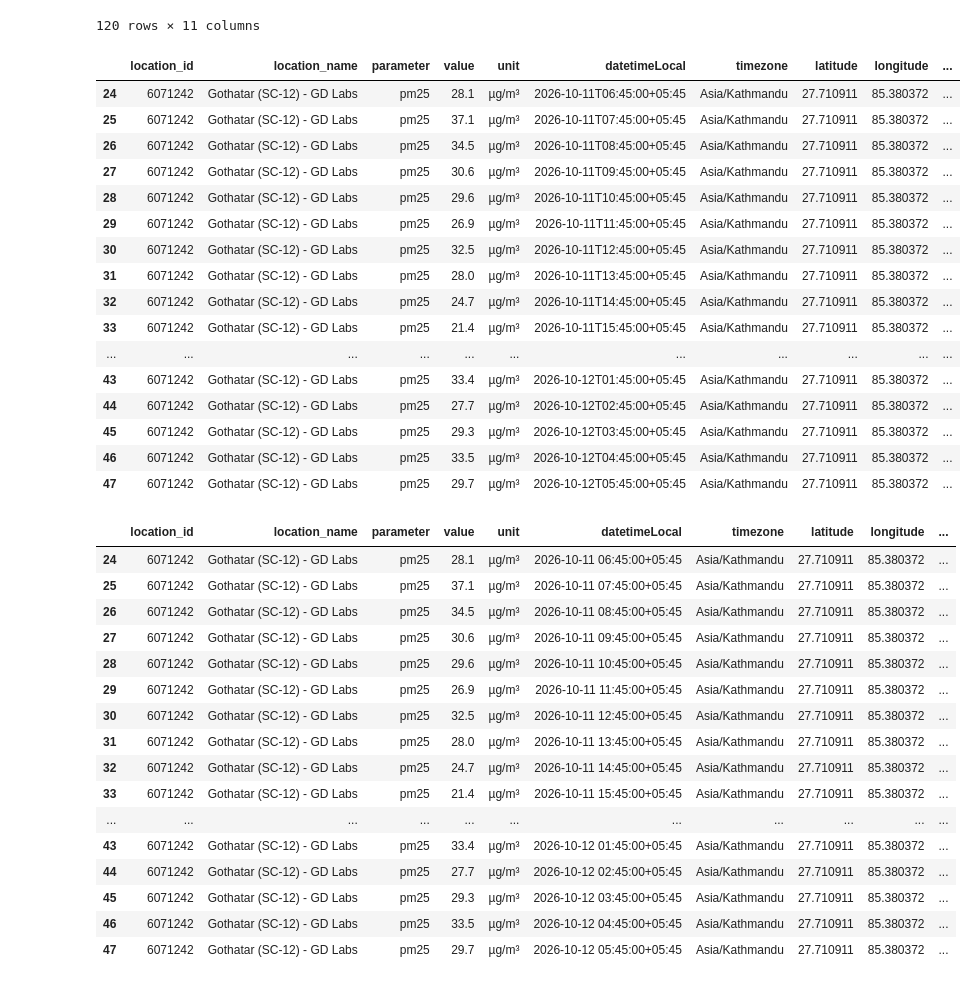
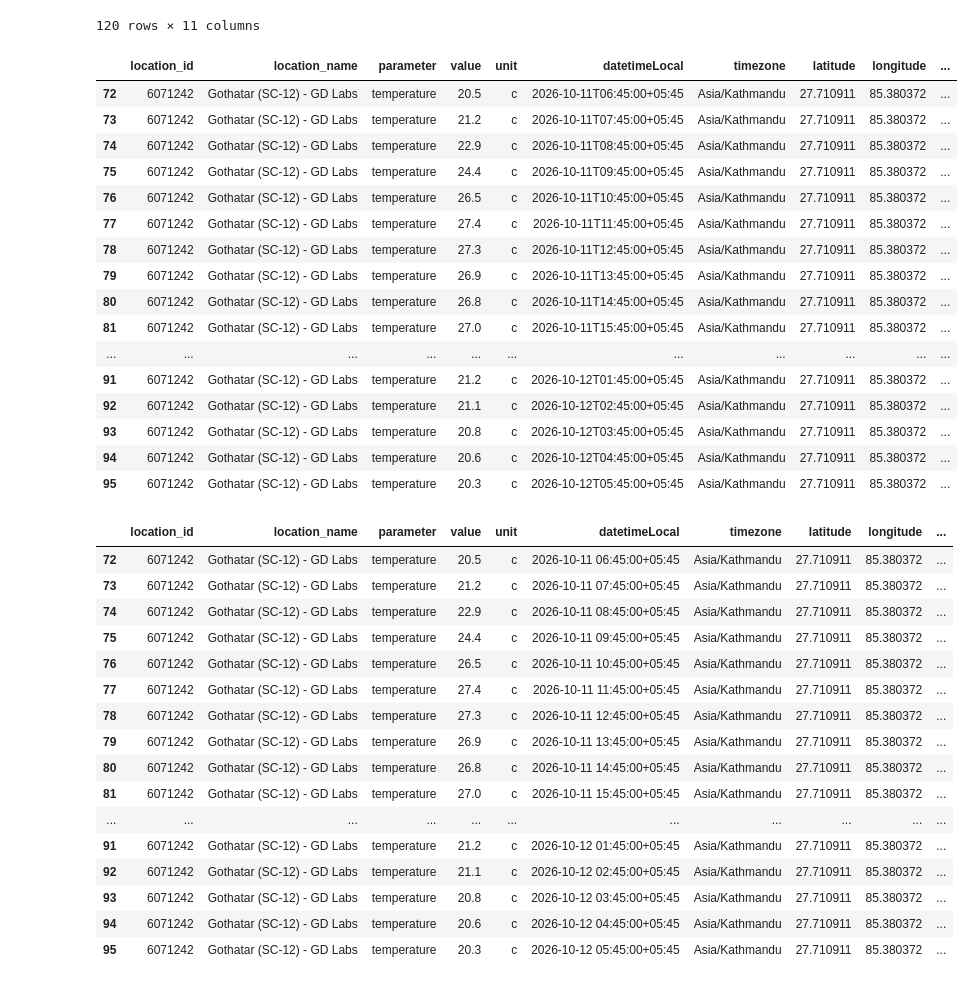
Before and after one commit to Laxmination/Kathmandu-PM2.5-Forecasting, a Jupyter notebook: OpenAQdatasetCleaning/Gothatar Data Clean.ipynb, the cells around one changed output. Cells and saved outputs as stored; diff of their text form; code cells hidden in the pictures.

Commit message:
filtered data according to temperature parameter

```diff
--- a/OpenAQdatasetCleaning/Gothatar Data Clean.ipynb
+++ b/OpenAQdatasetCleaning/Gothatar Data Clean.ipynb
@@ -365,26 +374,27 @@ cleaned3
 120 rows × 11 columns
 # %%
 # df24['parameter'].unique()
-cleaned3 = cleaned3[cleaned3['parameter']=='pm25']
+# cleaned3 = cleaned3[cleaned3['parameter']=='pm25']
+cleaned3 = cleaned3[cleaned3['parameter']=='temperature']
 cleaned3
 # %% [output]
 |  | location_id | location_name | parameter | value | unit | datetimeLocal | timezone | latitude | longitude | ... |
-| 24 | 6071242 | Gothatar (SC-12) - GD Labs | pm25 | 28.1 | µg/m³ | 2026-10-11T06:45:00+05:45 | Asia/Kathmandu | 27.710911 | 85.380372 | ... |
-| 25 | 6071242 | Gothatar (SC-12) - GD Labs | pm25 | 37.1 | µg/m³ | 2026-10-11T07:45:00+05:45 | Asia/Kathmandu | 27.710911 | 85.380372 | ... |
-| 26 | 6071242 | Gothatar (SC-12) - GD Labs | pm25 | 34.5 | µg/m³ | 2026-10-11T08:45:00+05:45 | Asia/Kathmandu | 27.710911 | 85.380372 | ... |
-| 27 | 6071242 | Gothatar (SC-12) - GD Labs | pm25 | 30.6 | µg/m³ | 2026-10-11T09:45:00+05:45 | Asia/Kathmandu | 27.710911 | 85.380372 | ... |
-| 28 | 6071242 | Gothatar (SC-12) - GD Labs | pm25 | 29.6 | µg/m³ | 2026-10-11T10:45:00+05:45 | Asia/Kathmandu | 27.710911 | 85.380372 | ... |
-| 29 | 6071242 | Gothatar (SC-12) - GD Labs | pm25 | 26.9 | µg/m³ | 2026-10-11T11:45:00+05:45 | Asia/Kathmandu | 27.710911 | 85.380372 | ... |
-| 30 | 6071242 | Gothatar (SC-12) - GD Labs | pm25 | 32.5 | µg/m³ | 2026-10-11T12:45:00+05:45 | Asia/Kathmandu | 27.710911 | 85.380372 | ... |
-| 31 | 6071242 | Gothatar (SC-12) - GD Labs | pm25 | 28.0 | µg/m³ | 2026-10-11T13:45:00+05:45 | Asia/Kathmandu | 27.710911 | 85.380372 | ... |
-| 32 | 6071242 | Gothatar (SC-12) - GD Labs | pm25 | 24.7 | µg/m³ | 2026-10-11T14:45:00+05:45 | Asia/Kathmandu | 27.710911 | 85.380372 | ... |
-| 33 | 6071242 | Gothatar (SC-12) - GD Labs | pm25 | 21.4 | µg/m³ | 2026-10-11T15:45:00+05:45 | Asia/Kathmandu | 27.710911 | 85.380372 | ... |
+| 72 | 6071242 | Gothatar (SC-12) - GD Labs | temperature | 20.5 | c | 2026-10-11T06:45:00+05:45 | Asia/Kathmandu | 27.710911 | 85.380372 | ... |
+| 73 | 6071242 | Gothatar (SC-12) - GD Labs | temperature | 21.2 | c | 2026-10-11T07:45:00+05:45 | Asia/Kathmandu | 27.710911 | 85.380372 | ... |
+| 74 | 6071242 | Gothatar (SC-12) - GD Labs | temperature | 22.9 | c | 2026-10-11T08:45:00+05:45 | Asia/Kathmandu | 27.710911 | 85.380372 | ... |
+| 75 | 6071242 | Gothatar (SC-12) - GD Labs | temperature | 24.4 | c | 2026-10-11T09:45:00+05:45 | Asia/Kathmandu | 27.710911 | 85.380372 | ... |
+| 76 | 6071242 | Gothatar (SC-12) - GD Labs | temperature | 26.5 | c | 2026-10-11T10:45:00+05:45 | Asia/Kathmandu | 27.710911 | 85.380372 | ... |
+| 77 | 6071242 | Gothatar (SC-12) - GD Labs | temperature | 27.4 | c | 2026-10-11T11:45:00+05:45 | Asia/Kathmandu | 27.710911 | 85.380372 | ... |
+| 78 | 6071242 | Gothatar (SC-12) - GD Labs | temperature | 27.3 | c | 2026-10-11T12:45:00+05:45 | Asia/Kathmandu | 27.710911 | 85.380372 | ... |
+| 79 | 6071242 | Gothatar (SC-12) - GD Labs | temperature | 26.9 | c | 2026-10-11T13:45:00+05:45 | Asia/Kathmandu | 27.710911 | 85.380372 | ... |
+| 80 | 6071242 | Gothatar (SC-12) - GD Labs | temperature | 26.8 | c | 2026-10-11T14:45:00+05:45 | Asia/Kathmandu | 27.710911 | 85.380372 | ... |
+| 81 | 6071242 | Gothatar (SC-12) - GD Labs | temperature | 27.0 | c | 2026-10-11T15:45:00+05:45 | Asia/Kathmandu | 27.710911 | 85.380372 | ... |
 | ... | ... | ... | ... | ... | ... | ... | ... | ... | ... | ... |
-| 43 | 6071242 | Gothatar (SC-12) - GD Labs | pm25 | 33.4 | µg/m³ | 2026-10-12T01:45:00+05:45 | Asia/Kathmandu | 27.710911 | 85.380372 | ... |
-| 44 | 6071242 | Gothatar (SC-12) - GD Labs | pm25 | 27.7 | µg/m³ | 2026-10-12T02:45:00+05:45 | Asia/Kathmandu | 27.710911 | 85.380372 | ... |
-| 45 | 6071242 | Gothatar (SC-12) - GD Labs | pm25 | 29.3 | µg/m³ | 2026-10-12T03:45:00+05:45 | Asia/Kathmandu | 27.710911 | 85.380372 | ... |
-| 46 | 6071242 | Gothatar (SC-12) - GD Labs | pm25 | 33.5 | µg/m³ | 2026-10-12T04:45:00+05:45 | Asia/Kathmandu | 27.710911 | 85.380372 | ... |
-| 47 | 6071242 | Gothatar (SC-12) - GD Labs | pm25 | 29.7 | µg/m³ | 2026-10-12T05:45:00+05:45 | Asia/Kathmandu | 27.710911 | 85.380372 | ... |
+| 91 | 6071242 | Gothatar (SC-12) - GD Labs | temperature | 21.2 | c | 2026-10-12T01:45:00+05:45 | Asia/Kathmandu | 27.710911 | 85.380372 | ... |
+| 92 | 6071242 | Gothatar (SC-12) - GD Labs | temperature | 21.1 | c | 2026-10-12T02:45:00+05:45 | Asia/Kathmandu | 27.710911 | 85.380372 | ... |
+| 93 | 6071242 | Gothatar (SC-12) - GD Labs | temperature | 20.8 | c | 2026-10-12T03:45:00+05:45 | Asia/Kathmandu | 27.710911 | 85.380372 | ... |
+| 94 | 6071242 | Gothatar (SC-12) - GD Labs | temperature | 20.6 | c | 2026-10-12T04:45:00+05:45 | Asia/Kathmandu | 27.710911 | 85.380372 | ... |
+| 95 | 6071242 | Gothatar (SC-12) - GD Labs | temperature | 20.3 | c | 2026-10-12T05:45:00+05:45 | Asia/Kathmandu | 27.710911 | 85.380372 | ... |
 # %%
 
 # seperating date and time
@@ -394,21 +404,21 @@ cleaned3['time']=cleaned3['datetimeLocal'].dt.strftime('%H:%M:%S')
 cleaned3
 # %% [output]
 |  | location_id | location_name | parameter | value | unit | datetimeLocal | timezone | latitude | longitude | ... |
-| 24 | 6071242 | Gothatar (SC-12) - GD Labs | pm25 | 28.1 | µg/m³ | 2026-10-11 06:45:00+05:45 | Asia/Kathmandu | 27.710911 | 85.380372 | ... |
-| 25 | 6071242 | Gothatar (SC-12) - GD Labs | pm25 | 37.1 | µg/m³ | 2026-10-11 07:45:00+05:45 | Asia/Kathmandu | 27.710911 | 85.380372 | ... |
-| 26 | 6071242 | Gothatar (SC-12) - GD Labs | pm25 | 34.5 | µg/m³ | 2026-10-11 08:45:00+05:45 | Asia/Kathmandu | 27.710911 | 85.380372 | ... |
-| 27 | 6071242 | Gothatar (SC-12) - GD Labs | pm25 | 30.6 | µg/m³ | 2026-10-11 09:45:00+05:45 | Asia/Kathmandu | 27.710911 | 85.380372 | ... |
-| 28 | 6071242 | Gothatar (SC-12) - GD Labs | pm25 | 29.6 | µg/m³ | 2026-10-11 10:45:00+05:45 | Asia/Kathmandu | 27.710911 | 85.380372 | ... |
-| 29 | 6071242 | Gothatar (SC-12) - GD Labs | pm25 | 26.9 | µg/m³ | 2026-10-11 11:45:00+05:45 | Asia/Kathmandu | 27.710911 | 85.380372 | ... |
-| 30 | 6071242 | Gothatar (SC-12) - GD Labs | pm25 | 32.5 | µg/m³ | 2026-10-11 12:45:00+05:45 | Asia/Kathmandu | 27.710911 | 85.380372 | ... |
-| 31 | 6071242 | Gothatar (SC-12) - GD Labs | pm25 | 28.0 | µg/m³ | 2026-10-11 13:45:00+05:45 | Asia/Kathmandu | 27.710911 | 85.380372 | ... |
-| 32 | 6071242 | Gothatar (SC-12) - GD Labs | pm25 | 24.7 | µg/m³ | 2026-10-11 14:45:00+05:45 | Asia/Kathmandu | 27.710911 | 85.380372 | ... |
-| 33 | 6071242 | Gothatar (SC-12) - GD Labs | pm25 | 21.4 | µg/m³ | 2026-10-11 15:45:00+05:45 | Asia/Kathmandu | 27.710911 | 85.380372 | ... |
+| 72 | 6071242 | Gothatar (SC-12) - GD Labs | temperature | 20.5 | c | 2026-10-11 06:45:00+05:45 | Asia/Kathmandu | 27.710911 | 85.380372 | ... |
+| 73 | 6071242 | Gothatar (SC-12) - GD Labs | temperature | 21.2 | c | 2026-10-11 07:45:00+05:45 | Asia/Kathmandu | 27.710911 | 85.380372 | ... |
+| 74 | 6071242 | Gothatar (SC-12) - GD Labs | temperature | 22.9 | c | 2026-10-11 08:45:00+05:45 | Asia/Kathmandu | 27.710911 | 85.380372 | ... |
+| 75 | 6071242 | Gothatar (SC-12) - GD Labs | temperature | 24.4 | c | 2026-10-11 09:45:00+05:45 | Asia/Kathmandu | 27.710911 | 85.380372 | ... |
+| 76 | 6071242 | Gothatar (SC-12) - GD Labs | temperature | 26.5 | c | 2026-10-11 10:45:00+05:45 | Asia/Kathmandu | 27.710911 | 85.380372 | ... |
+| 77 | 6071242 | Gothatar (SC-12) - GD Labs | temperature | 27.4 | c | 2026-10-11 11:45:00+05:45 | Asia/Kathmandu | 27.710911 | 85.380372 | ... |
+| 78 | 6071242 | Gothatar (SC-12) - GD Labs | temperature | 27.3 | c | 2026-10-11 12:45:00+05:45 | Asia/Kathmandu | 27.710911 | 85.380372 | ... |
+| 79 | 6071242 | Gothatar (SC-12) - GD Labs | temperature | 26.9 | c | 2026-10-11 13:45:00+05:45 | Asia/Kathmandu | 27.710911 | 85.380372 | ... |
+| 80 | 6071242 | Gothatar (SC-12) - GD Labs | temperature | 26.8 | c | 2026-10-11 14:45:00+05:45 | Asia/Kathmandu | 27.710911 | 85.380372 | ... |
+| 81 | 6071242 | Gothatar (SC-12) - GD Labs | temperature | 27.0 | c | 2026-10-11 15:45:00+05:45 | Asia/Kathmandu | 27.710911 | 85.380372 | ... |
 | ... | ... | ... | ... | ... | ... | ... | ... | ... | ... | ... |
-| 43 | 6071242 | Gothatar (SC-12) - GD Labs | pm25 | 33.4 | µg/m³ | 2026-10-12 01:45:00+05:45 | Asia/Kathmandu | 27.710911 | 85.380372 | ... |
-| 44 | 6071242 | Gothatar (SC-12) - GD Labs | pm25 | 27.7 | µg/m³ | 2026-10-12 02:45:00+05:45 | Asia/Kathmandu | 27.710911 | 85.380372 | ... |
-| 45 | 6071242 | Gothatar (SC-12) - GD Labs | pm25 | 29.3 | µg/m³ | 2026-10-12 03:45:00+05:45 | Asia/Kathmandu | 27.710911 | 85.380372 | ... |
-| 46 | 6071242 | Gothatar (SC-12) - GD Labs | pm25 | 33.5 | µg/m³ | 2026-10-12 04:45:00+05:45 | Asia/Kathmandu | 27.710911 | 85.380372 | ... |
-| 47 | 6071242 | Gothatar (SC-12) - GD Labs | pm25 | 29.7 | µg/m³ | 2026-10-12 05:45:00+05:45 | Asia/Kathmandu | 27.710911 | 85.380372 | ... |
+| 91 | 6071242 | Gothatar (SC-12) - GD Labs | temperature | 21.2 | c | 2026-10-12 01:45:00+05:45 | Asia/Kathmandu | 27.710911 | 85.380372 | ... |
+| 92 | 6071242 | Gothatar (SC-12) - GD Labs | temperature | 21.1 | c | 2026-10-12 02:45:00+05:45 | Asia/Kathmandu | 27.710911 | 85.380372 | ... |
+| 93 | 6071242 | Gothatar (SC-12) - GD Labs | temperature | 20.8 | c | 2026-10-12 03:45:00+05:45 | Asia/Kathmandu | 27.710911 | 85.380372 | ... |
+| 94 | 6071242 | Gothatar (SC-12) - GD Labs | temperature | 20.6 | c | 2026-10-12 04:45:00+05:45 | Asia/Kathmandu | 27.710911 | 85.380372 | ... |
+| 95 | 6071242 | Gothatar (SC-12) - GD Labs | temperature | 20.3 | c | 2026-10-12 05:45:00+05:45 | Asia/Kathmandu | 27.710911 | 85.380372 | ... |
 # %%
 cleaned3.to_csv('cleaned_GothatarLast24hours.csv', index=False)
```
Also changed, not shown: parts of 7 cells of this notebook, 43 other files.
